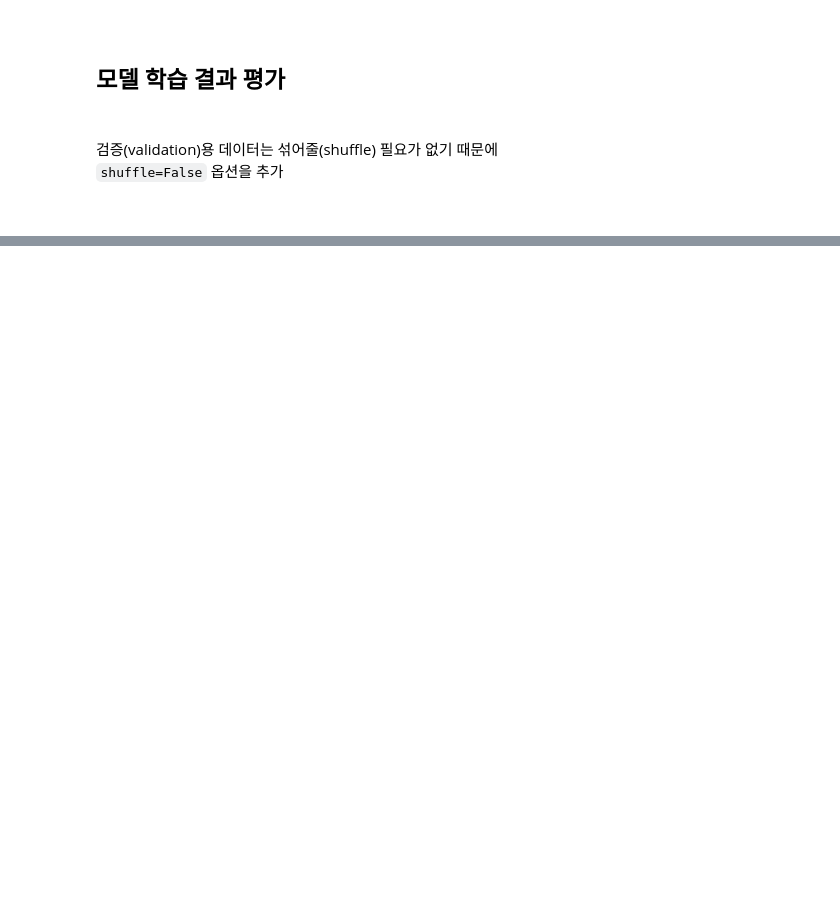
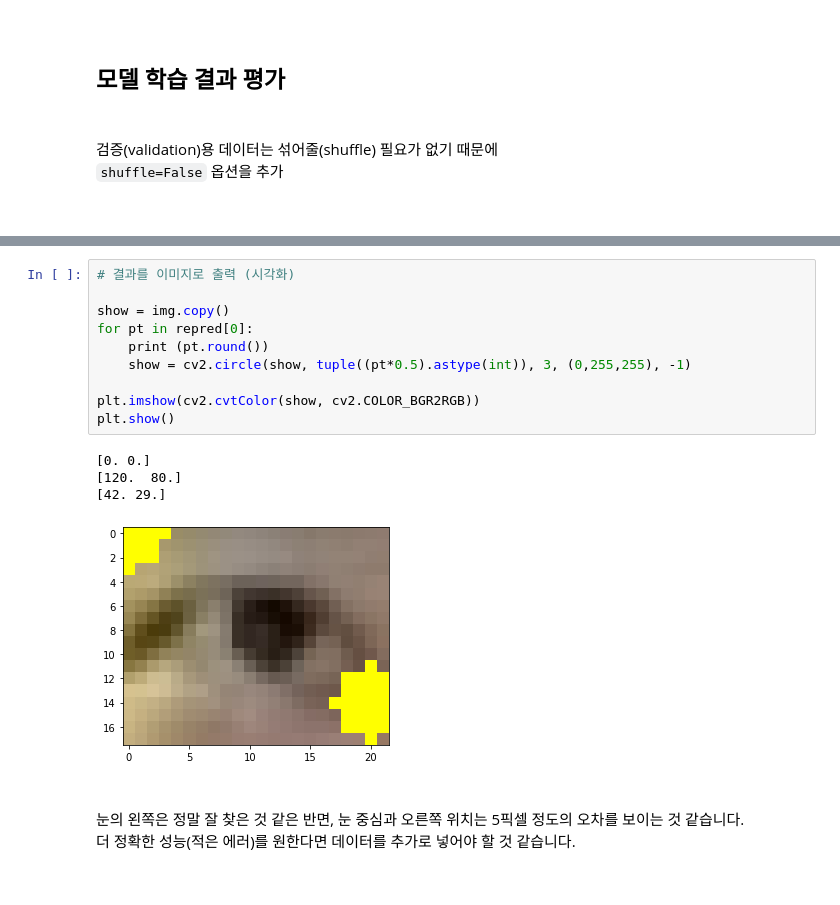
Before and after one commit to doutoury/keypoint_detection, a Jupyter notebook: eye_keypoint_detection.ipynb, the cells around one changed output, grey strips where cells are left out. Drawn from its saved outputs; the diff is of its cells as text; blank space fills up the shorter version.

```diff
--- a/eye_keypoint_detection.ipynb
+++ b/eye_keypoint_detection.ipynb
@@ -268,0 +368,22 @@ label_data_val = label_generator.flow_from_directory(str(val_label_root), class_
+# %%
+# 결과를 이미지로 출력 (시각화)
+
+show = img.copy()
+for pt in repred[0]:
+    print (pt.round())
+    show = cv2.circle(show, tuple((pt*0.5).astype(int)), 3, (0,255,255), -1)
+
+plt.imshow(cv2.cvtColor(show, cv2.COLOR_BGR2RGB))
+plt.show()
+# %% [output]
+[0. 0.]
+[120.  80.]
+[42. 29.]
+[figure, added]
+# %% [markdown]
+<br>
+
+눈의 왼쪽은 정말 잘 찾은 것 같은 반면, 눈 중심과 오른쪽 위치는 5픽셀 정도의 오차를 보이는 것 같습니다. <br>
+더 정확한 성능(적은 에러)를 원한다면 데이터를 추가로 넣어야 할 것 같습니다.
+
+<br>
```
Also changed, not shown: parts of 10 cells of this notebook.
